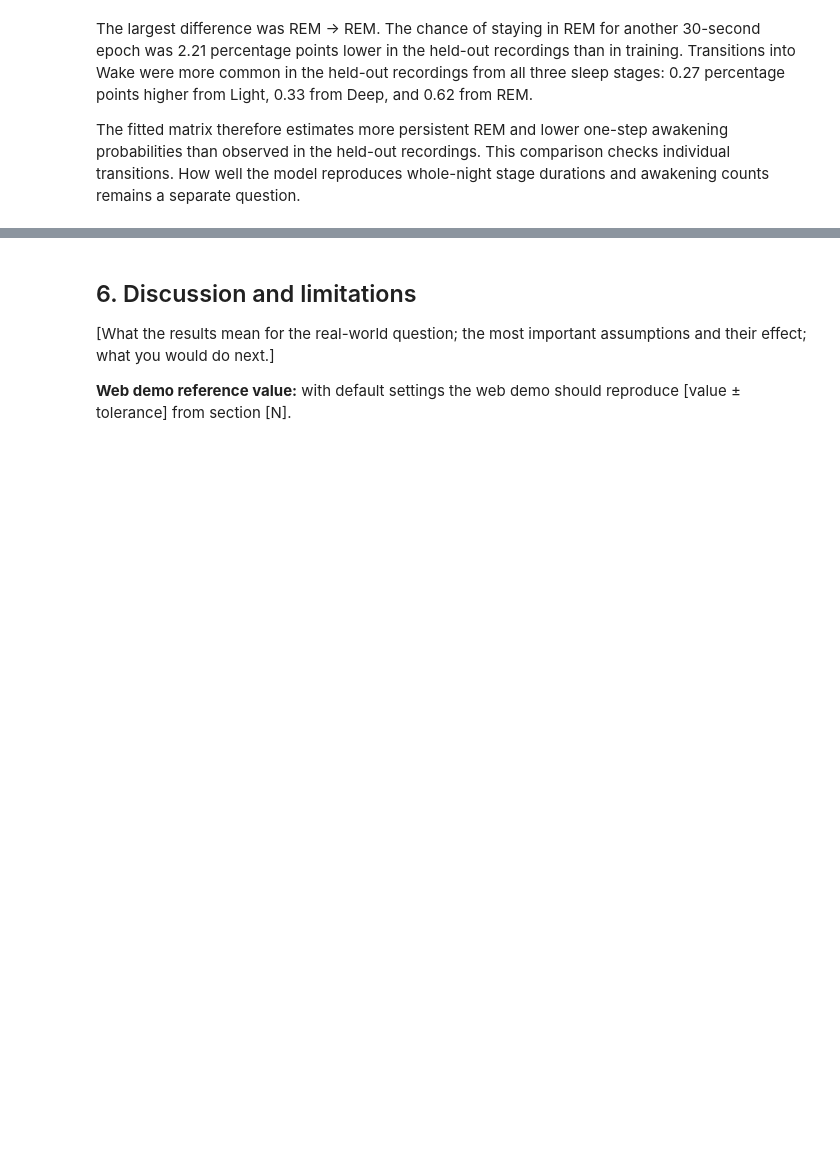
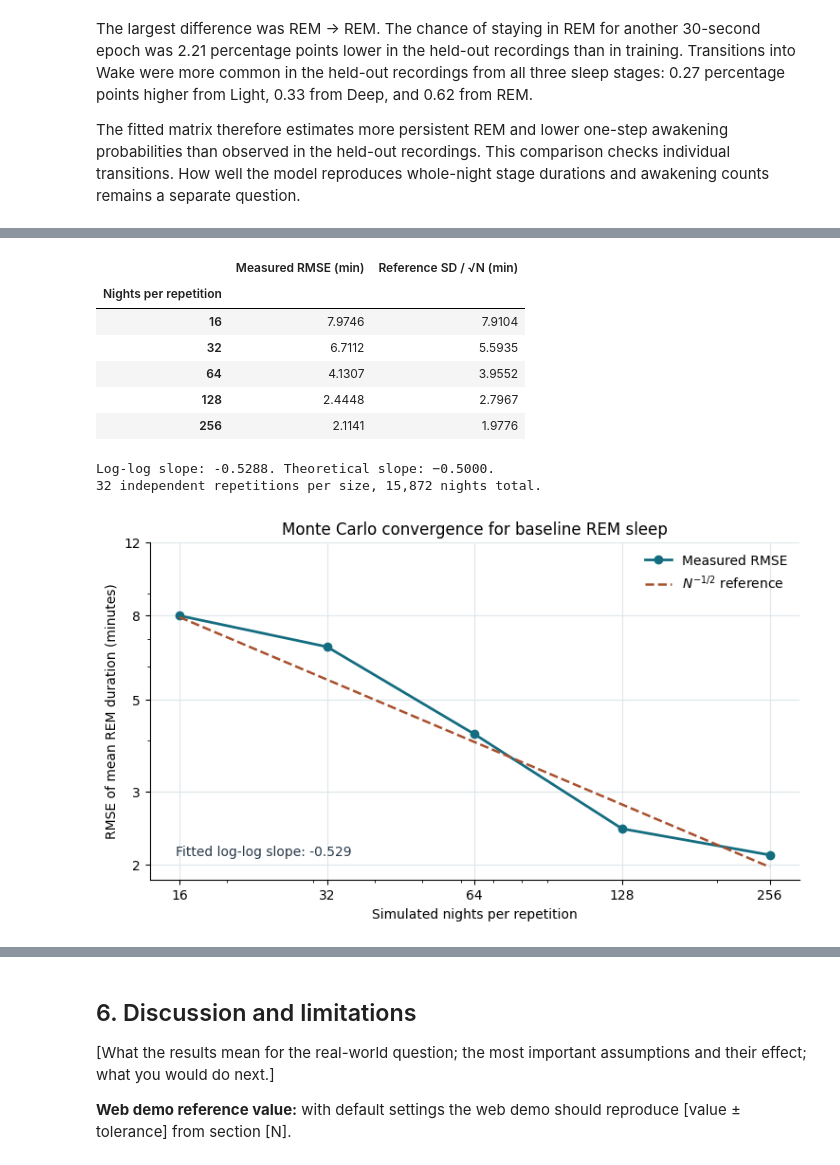
Before and after one commit to ShenalSilvaSD/Human-Sleep-Cycle-Simulator, a Jupyter notebook: notebook/Human_Sleep_Cycle_Simulator.ipynb, the cells around one changed output, grey strips where cells are left out. Saved outputs shown, nothing was run; the diff lists cells and outputs as text; code cells hidden in the pictures; blank space fills up the shorter version.

```diff
--- a/notebook/Human_Sleep_Cycle_Simulator.ipynb
+++ b/notebook/Human_Sleep_Cycle_Simulator.ipynb
@@ -1100,0 +1221,64 @@ The fitted matrix therefore estimates more persistent REM and lower one-step awa
+# %%
+def rem_convergence_errors(sample_sizes, repetitions, master_seed, reference_minutes):
+    """Use disjoint child streams for every sample size and repetition."""
+    streams = iter(np.random.SeedSequence(master_seed).spawn(repetitions * sum(sample_sizes)))
+    errors = np.empty((len(sample_sizes), repetitions))
+    for row, sample_size in enumerate(sample_sizes):
+        for repetition in range(repetitions):
+            night_seeds = [next(streams) for _ in range(sample_size)]
+            stage_paths = simulate_nights_batched(
+                initial_stage_probabilities, training_transition_probabilities, night_seeds
+            )
+            assert stage_paths.shape == (sample_size, x2_epoch_count)
+            mean_rem_minutes = np.count_nonzero(stage_paths == "REM") * x2_epoch_minutes / sample_size
+            errors[row, repetition] = mean_rem_minutes - reference_minutes
+    return errors
+
+
+x2_sample_sizes = (16, 32, 64, 128, 256)
+x2_repetitions = 32
+x2_convergence_seed = 54042
+x2_rem_expectation = x2_exact_baseline[0].loc["REM"]
+x2_errors = rem_convergence_errors(x2_sample_sizes, x2_repetitions, x2_convergence_seed, x2_rem_expectation)
+x2_rmse = np.sqrt(np.mean(x2_errors**2, axis=1))
+assert np.isfinite(x2_rmse).all() and (x2_rmse > 0).all()
+assert x2_rmse[-1] < x2_rmse[0], "The largest sample should have lower measured RMSE than the smallest"
+x2_slope = np.polyfit(np.log(x2_sample_sizes), np.log(x2_rmse), deg=1)[0]
+x2_reference_rmse = final_baseline_minutes[:, final_stages.index("REM")].std(ddof=1) / np.sqrt(x2_sample_sizes)
+x2_convergence = pd.DataFrame({
+    "Nights per repetition": x2_sample_sizes,
+    "Measured RMSE (min)": x2_rmse,
+    "Reference SD / √N (min)": x2_reference_rmse,
+}).set_index("Nights per repetition")
+display(x2_convergence.round(4))
+print(f"Log-log slope: {x2_slope:.4f}. Theoretical slope: −0.5000.")
+print(f"{x2_repetitions} independent repetitions per size, {x2_repetitions * sum(x2_sample_sizes):,} nights total.")
+
+x2_figure, x2_ax = plt.subplots(figsize=(7.4, 4.3), layout="constrained")
+x2_ax.loglog(x2_sample_sizes, x2_rmse, "o-", color="#146C80", lw=2, ms=6, label="Measured RMSE")
+x2_ax.loglog(x2_sample_sizes, x2_reference_rmse, "--", color="#A8502D", lw=1.8, label=r"$N^{-1/2}$ reference")
+x2_ax.set_xticks(x2_sample_sizes, [str(size) for size in x2_sample_sizes])
+x2_ax.set_yticks([2, 3, 5, 8, 12], ["2", "3", "5", "8", "12"])
+x2_ax.tick_params(which="minor", labelbottom=False, labelleft=False)
+x2_ax.set(
+    xlabel="Simulated nights per repetition",
+    ylabel="RMSE of mean REM duration (minutes)",
+    title="Monte Carlo convergence for baseline REM sleep",
+)
+x2_ax.text(0.04, 0.07, f"Fitted log-log slope: {x2_slope:.3f}", transform=x2_ax.transAxes, color="#263746")
+x2_ax.grid(which="major", color="#DDE7EB", lw=0.8)
+x2_ax.set_axisbelow(True)
+x2_ax.spines[["top", "right"]].set_visible(False)
+x2_ax.legend(frameon=False, loc="upper right")
+plt.show()
+# %% [output]
+|  | Measured RMSE (min) | Reference SD / √N (min) |
+| Nights per repetition |  |  |
+| 16 | 7.9746 | 7.9104 |
+| 32 | 6.7112 | 5.5935 |
+| 64 | 4.1307 | 3.9552 |
+| 128 | 2.4448 | 2.7967 |
+| 256 | 2.1141 | 1.9776 |
+Log-log slope: -0.5288. Theoretical slope: −0.5000.
+32 independent repetitions per size, 15,872 nights total.
+[figure, added]
```
Also changed, not shown: parts of 8 cells of this notebook, 5 other files.
